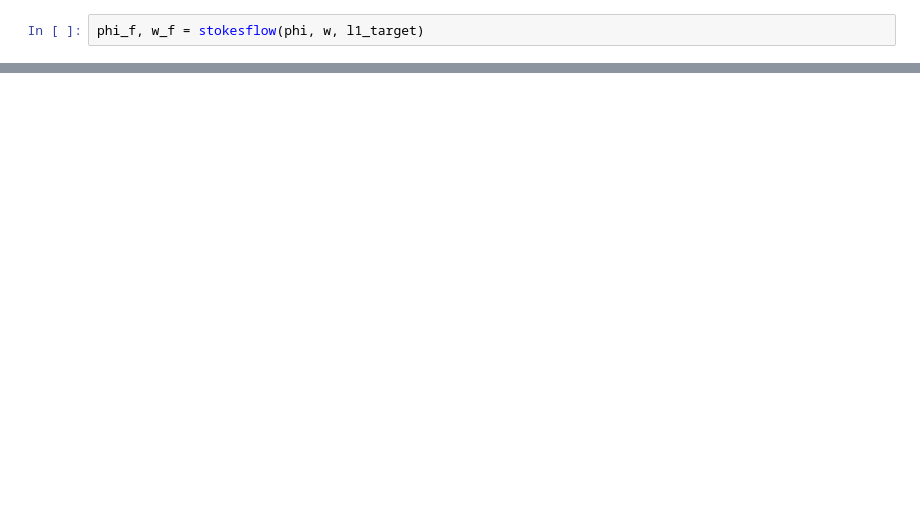
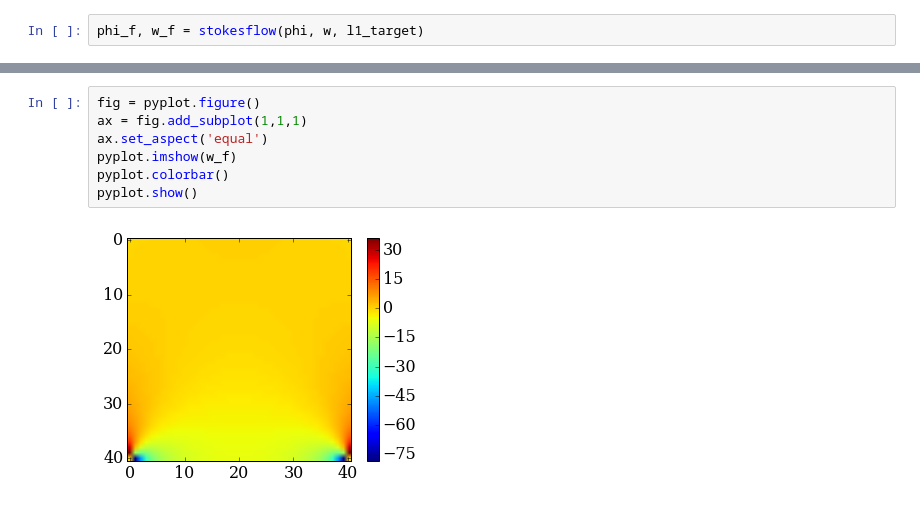
Before and after one commit to DavidZHANG9210/MAE6286, a Jupyter notebook: Module 5 homework.ipynb, the cells around one changed output, grey strips where cells are left out. Drawn from its saved outputs; the diff is of its cells as text; blank space fills up the shorter version.

```diff
--- a/Module 5 homework.ipynb
+++ b/Module 5 homework.ipynb
@@ -135,0 +150,9 @@ ValueError: could not convert string to float: 'phi_f'
+# %%
+fig = pyplot.figure()
+ax = fig.add_subplot(1,1,1)
+ax.set_aspect('equal')
+pyplot.imshow(w_f)
+pyplot.colorbar()
+pyplot.show()
+# %% [output]
+[figure, added]
```
Also changed, not shown: parts of 10 cells of this notebook.
